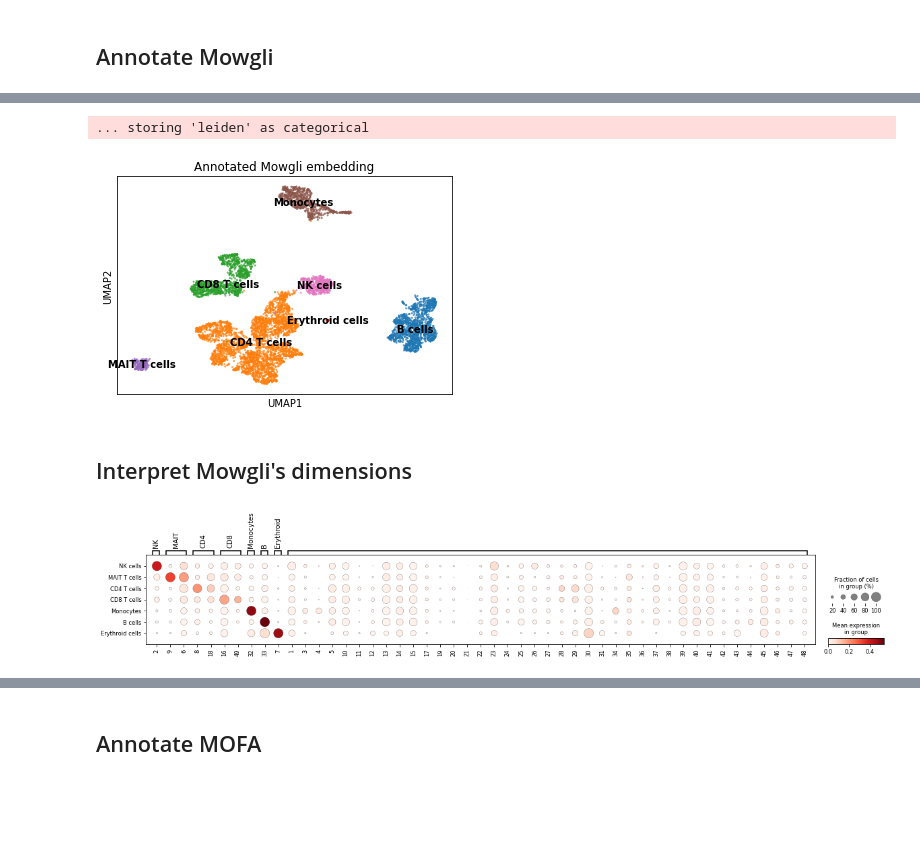
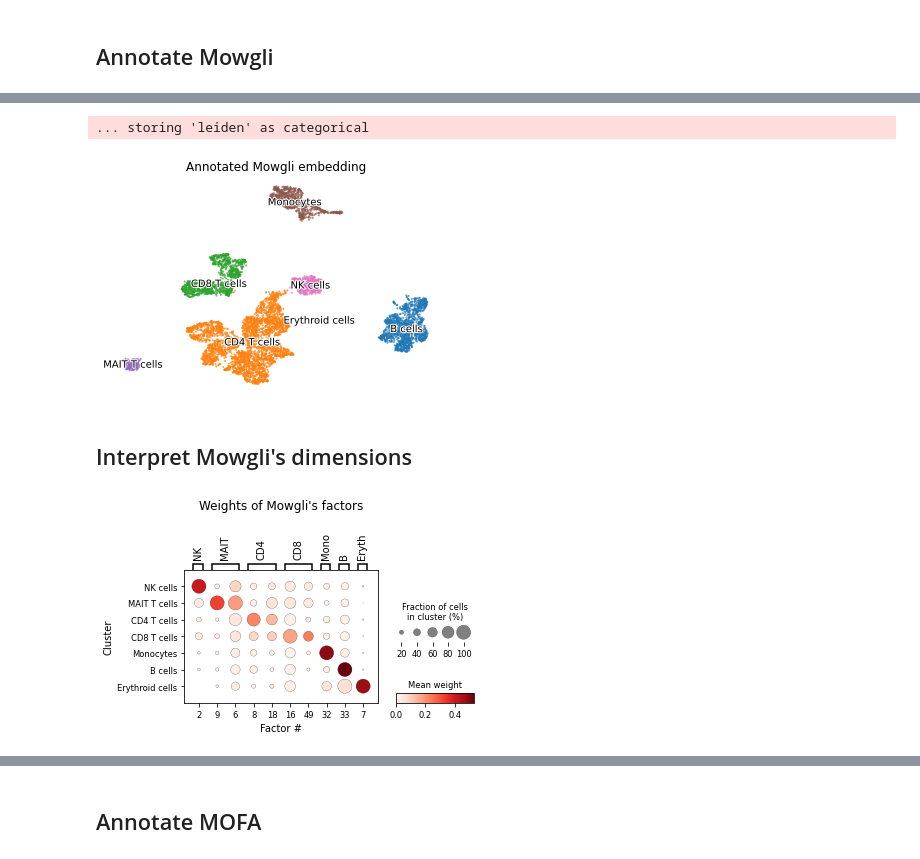
Before and after one commit to cantinilab/mowgli_reproducibility, a Jupyter notebook: visualize/visualize_part2.ipynb, the cells around one changed output, grey strips where cells are left out. Drawn from its saved outputs; the diff is of its cells as text; code cells hidden in the pictures; blank space fills up the shorter version.

Commit message:
formalize interpretation plots

```diff
--- a/visualize/visualize_part2.ipynb
+++ b/visualize/visualize_part2.ipynb
@@ -22,3 +22,12 @@ fig_folder = (
     "/users/csb/huizing/Documents/PhD/Code/mowgli_reproducibility/visualize/figures/"
 )
 w_folder = "/users/csb/huizing/Documents/PhD/Code/Mowgli/local_analysis/from_jz/w/"
+# %%
+# Load the 10X multiome data: RNA + ATAC.
+rna_all_genes = mu.read_10x_h5(
+    "/users/csb/huizing/Documents/PhD/Code/"
+    + "mowgli_reproducibility/data/TEA/"
+    + "GSM4949911_X061-AP0C1W1_leukopak_perm-cells_"
+    + "tea_fulldepth_cellranger-arc_filtered_feature_bc_matrix.h5",
+    extended=False,
+)['rna']
@@ -25,3 +37,19 @@ w_folder = "/users/csb/huizing/Documents/PhD/Code/Mowgli/local_analysis/from_jz/
+# %%
+# Compute quality control metrics.
+rna_all_genes.var["mt"] = rna_all_genes.var_names.str.startswith("rna:MT-")
+sc.pp.calculate_qc_metrics(
+    rna_all_genes,
+    qc_vars=["mt"],
+    percent_top=None,
+    log1p=False,
+    inplace=True,
+)
+
+# Perform per-cell normalization.
+sc.pp.normalize_total(rna_all_genes, target_sum=1e4)
+
+# Log-transform the counts.
+sc.pp.log1p(rna_all_genes)
 # %%
 # Load the data.
 mdata = mu.read_h5mu(data_folder + "TEA/tea_preprocessed.h5mu.gz")
@@ -135,40 +216,59 @@ mowgli_embedding.obs["leiden"] = [
     cluster_names[c] for c in mowgli_embedding.obs["leiden"].cat.codes
 ]
 # %%
-sc.pl.umap(mowgli_embedding, color="leiden", alpha=0.7, legend_loc="on data", title="Annotated Mowgli embedding")
+ax = sc.pl.umap(
+    mowgli_embedding,
+    color="leiden",
+    alpha=0.7,
+    legend_loc="on data",
+    title="Annotated Mowgli embedding",
+    legend_fontoutline=2,
+    frameon=False,
+    legend_fontweight="normal",
+    show=False,
+)
 # %% [output]
 ... storing 'leiden' as categorical
-[figure, old version]
+[figure, new version]
 # %% [markdown]
 ## Interpret Mowgli's dimensions
 # %%
 varnames = {
     "NK": ["2"],
     "MAIT": ["9", "6"],
     "CD4": ["8", "18"],
     "CD8": ["16", "49"],
-    "Monocytes": ["32"],
+    "Mono": ["32"],
     "B": ["33"],
-    "Erythroid": ["7"],
-    " ": ["1", "3", "4", "5", "10", "11", "12", "13", "14", "15", "17", "19", "20", "21", "22", "23", "24", "25", "26", "27", "28", "29", "30", "31", "34", "35", "36", "37", "38", "39", "40", "41", "42", "43", "44", "45", "46", "47", "48"],
+    "Eryth": ["7"],
+    # " ": ["1", "3", "4", "5", "10", "11", "12", "13", "14", "15", "17", "19", "20", "21", "22", "23", "24", "25", "26", "27", "28", "29", "30", "31", "34", "35", "36", "37", "38", "39", "40", "41", "42", "43", "44", "45", "46", "47", "48"],
 }
-sc.pl.dotplot(
+axes = sc.pl.dotplot(
     mowgli_embedding,
     varnames,
     groupby="leiden",
     categories_order=[
         "NK cells",
         "MAIT T cells",
         "CD4 T cells",
         "CD8 T cells",
         "Monocytes",
         "B cells",
         "Erythroid cells",
     ],
-    expression_cutoff=1e-4,
+    expression_cutoff=1e-3,
+    mean_only_expressed=True,
+    title="Weights of Mowgli's factors",
+    colorbar_title = "Mean weight",
+    size_title = "Fraction of cells\nin cluster (%)",
+    show=False,
 )
+axes["mainplot_ax"].set_ylabel("Cluster")
+axes["mainplot_ax"].set_xlabel("Factor #")
+axes["mainplot_ax"].set_xticklabels(axes["mainplot_ax"].get_xticklabels(), rotation=0)
+plt.show()
 # %% [output]
-[figure, old version]
+[figure, new version]
 # %%
 celltypes = [
     "Natural Killer CL0000623",
```
Also changed, not shown: parts of 31 cells of this notebook, 9 other files.
